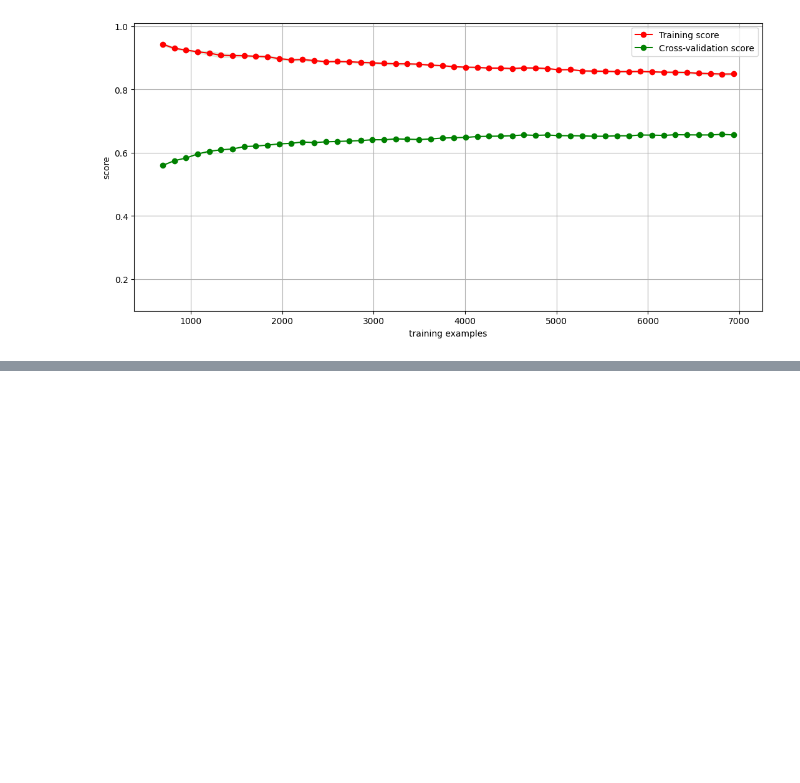
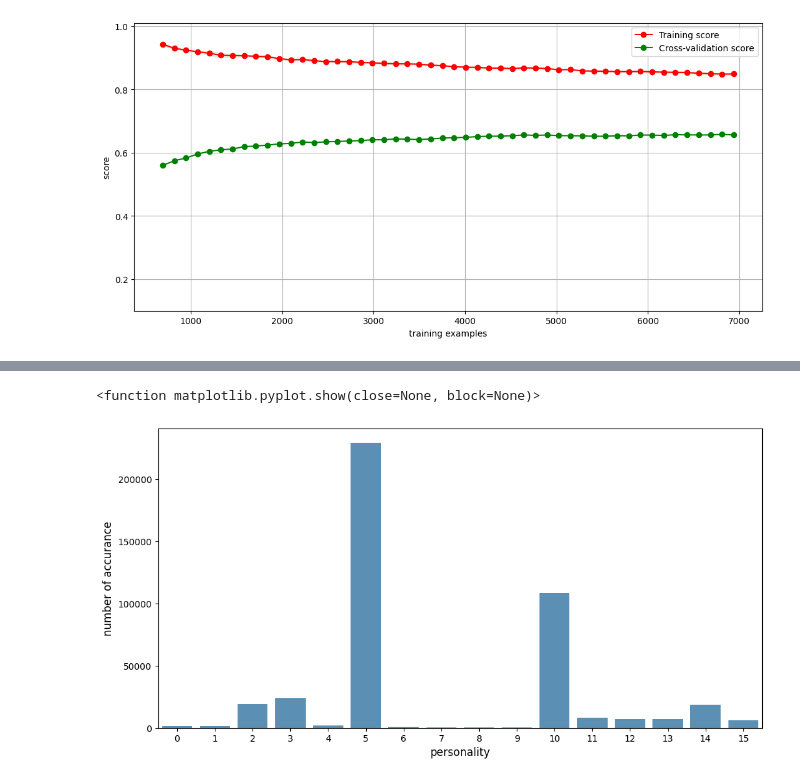
Before and after one commit to dilancodecircle-star/ML-projects-, a Jupyter notebook: perasanality prediction system.ipynb, the cells around one changed output, grey strips where cells are left out. Drawn from its saved outputs; the diff is of its cells as text; code cells hidden in the pictures; blank space fills up the shorter version.

```diff
--- a/perasanality prediction system.ipynb
+++ b/perasanality prediction system.ipynb
@@ -123,3 +123,8 @@ plot_learning_curve(train['posts'] , train['type'] , train_sizes , train_scores
 plt.show()
 # %% [output]
 [figure]
+# %%
+ps_join['clean_comments'] = ps_join['Message'].apply(cleanText)
+# %%
+model_lr.fit(train['clean_posts'] , train['type'])
+pred_all = model_lr.predict(ps_join['clean_comments'])
@@ -125,0 +140,13 @@ plt.show()
+# %%
+cnt_all = np.unique(pred_all , return_counts = True)
+pred_df = pd.DataFrame({'personality' : cnt_all[0] , 'count': cnt_all[1] } , columns = ['personality' , 'count'] , index = None)
+pred_df.sort_values('count' ,ascending= False , inplace = True )
+
+plt.figure(figsize = (12,6))
+sns.barplot( pred_df['count'] , alpha = 0.8)
+plt.ylabel('number of accurance'  ,fontsize = 12)
+plt.xlabel('personality' , fontsize = 12)
+plt.show
+# %% [output]
+<function matplotlib.pyplot.show(close=None, block=None)>
+[figure, added]
```
Also changed, not shown: parts of 4 cells of this notebook.
